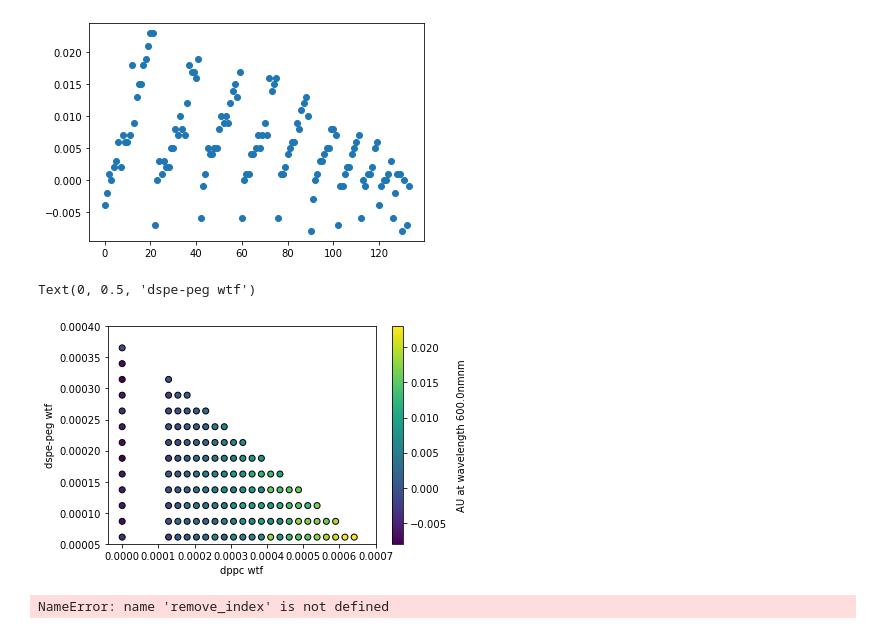
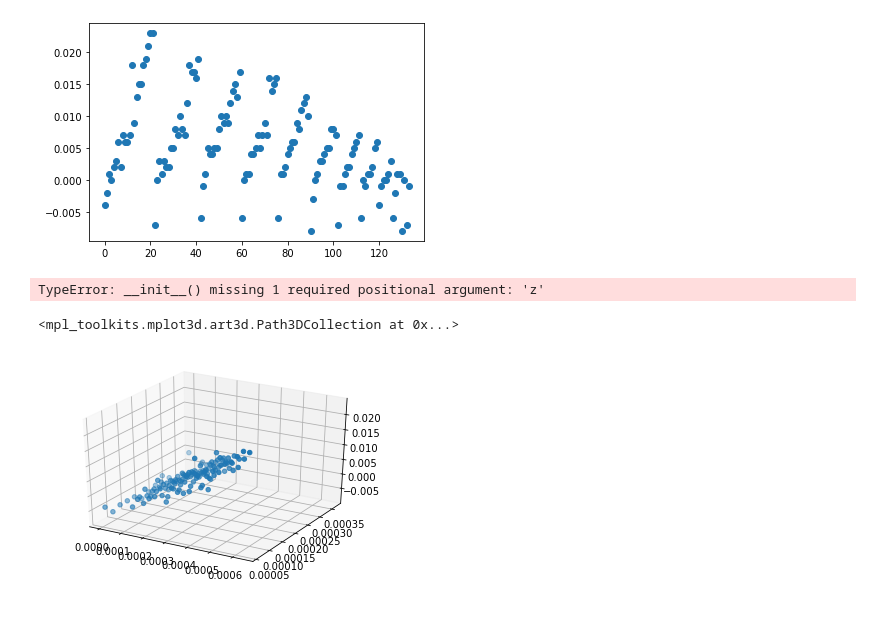
Before and after one commit to pozzo-research-group/OT2Protocols, a Jupyter notebook: ot2protocol/Ouzo_OT2_Sampling/Plate Reader UVVis Processing_final.ipynb, the cells around one changed output. Drawn from its saved outputs; the diff is of its cells as text; code cells hidden in the pictures.

```diff
--- a/ot2protocol/Ouzo_OT2_Sampling/Plate Reader UVVis Processing_final.ipynb
+++ b/ot2protocol/Ouzo_OT2_Sampling/Plate Reader UVVis Processing_final.ipynb
@@ -139,7 +131,7 @@ Z0 = interp(xx,yy)
 
 
 cartcoord_v = list(zip(modi[0],modi[1]))
-interp_v= interpolate.LinearNDInterpolator(cartcoord_v, modi[2])
+interp_v= interpolate.interp2d(cartcoord_v, modi[2])
 Z0_v = interp(xx,yy) # does not work as still interpolates far out and makes a v_max that is the same as z0??
 
 
@@ -154,7 +146,7 @@ vmax = np.nanmax(Z0_v)
 # norm=colors.Normalize(vmin=min_z, vmax=max_z) # but you can manually use your dat which is the most import to plot to find the range excl outliers
 norm=colors.Normalize(vmin=min_z, vmax=max_z)
 
-# mappable = ax.pcolormesh(xx, yy, Z0, norm=norm)
+mappable = ax.pcolormesh(xx, yy, Z0, norm=norm)
 # mappable.set_clim(vmin=vmin, vmax=vmax)
 # mappable.set_clim(vmin,vmax)
 
@@ -183,9 +175,4 @@ ax.set_ylabel(y_name)
 
 # - when plotting in order to get hold of centered zeros just make very small incraments of negative vlaues.
 # %% [output]
-Text(0, 0.5, 'dspe-peg wtf')
+TypeError: __init__() missing 1 required positional argument: 'z'
-[figure, removed]
-# %%
-remove_index[0]
-# %% [output]
-NameError: name 'remove_index' is not defined
@@ -202,0 +179,12 @@ sns.boxplot(x=z)
+# %%
+import matplotlib.pyplot as plt
+from mpl_toolkits.mplot3d import Axes3D
+fig = plt.figure()
+ax = fig.add_subplot(111, projection='3d')
+xs = combined_restricted_xyz[0]
+ys = combined_restricted_xyz[1]
+zs = combined_restricted_xyz[2]
+ax.scatter(xs, ys, zs)
+# %% [output]
+<mpl_toolkits.mplot3d.art3d.Path3DCollection at 0x...>
+[figure, added]
```
Also changed, not shown: parts of 6 cells of this notebook, 3 other files.
